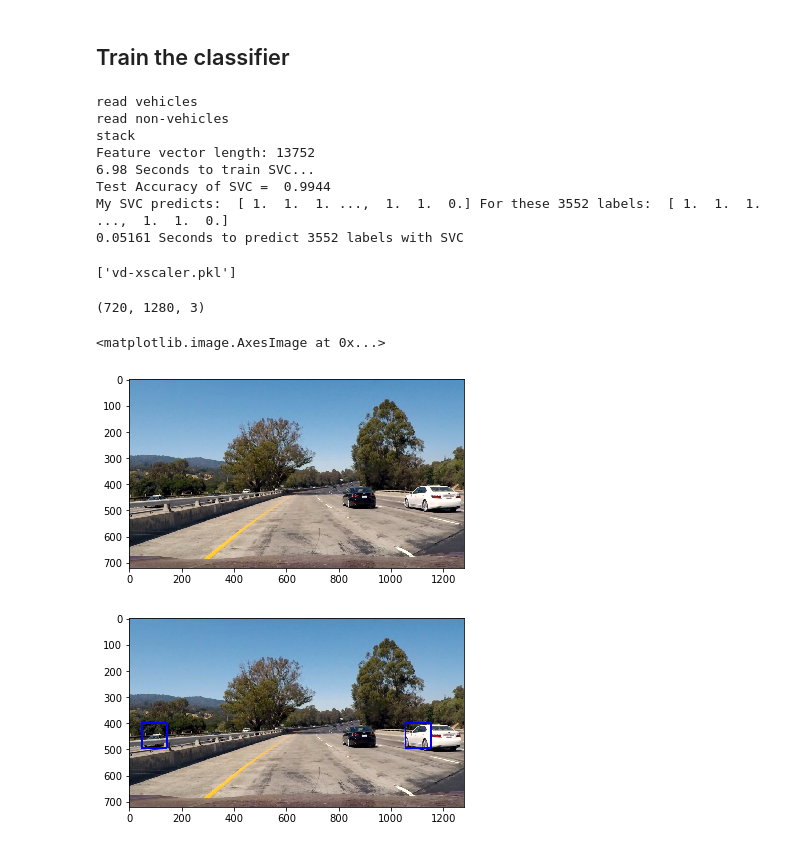
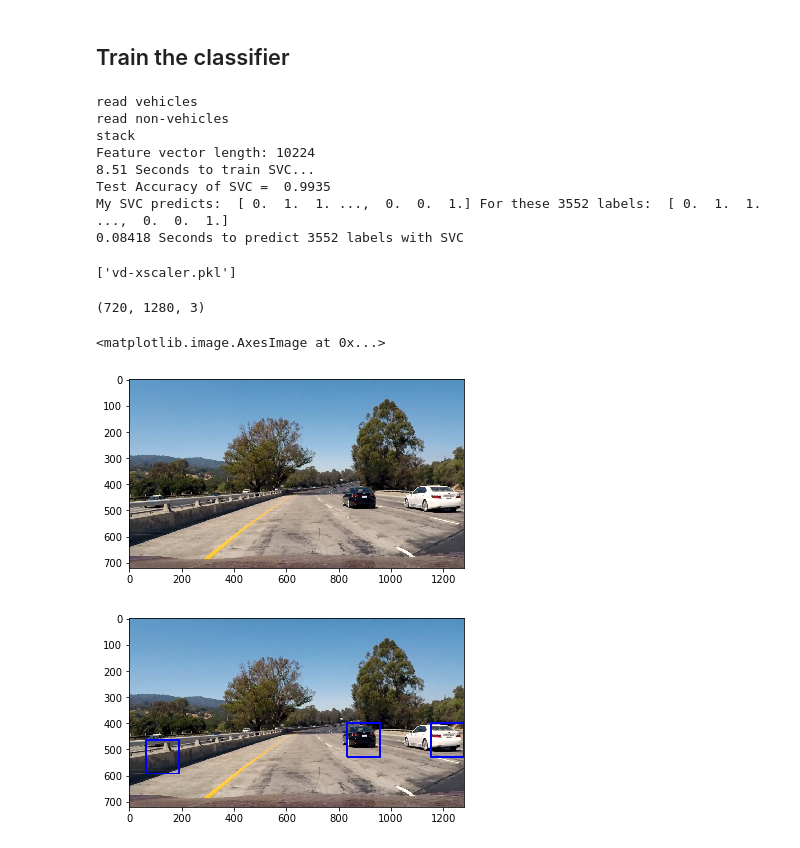
Before and after one commit to javajerry/CarND-Vehicle-Detection, a Jupyter notebook: VehicleDetection.ipynb, the cells around one changed output. Drawn from its saved outputs; the diff is of its cells as text; code cells hidden in the pictures.

```diff
--- a/VehicleDetection.ipynb
+++ b/VehicleDetection.ipynb
@@ -14,12 +14,12 @@ from sklearn.model_selection import train_test_split
 from sklearn.externals import joblib
 %matplotlib inline
 
-orient = 18
+orient = 12
 pix_per_cell = 8
 cell_per_block = 2
 spatial = 32
 hist_bins = 32
-colorspace = 'RGB2YCrCb' #'RGB'
+colorspace = 'HSV' #'RGB2YCrCb' #'RGB'
 hog_channel = "ALL" # Can be 0, 1, 2, or "ALL"
 # saving model
 filename1 = 'vd-linearsvc.pkl'
@@ -269,11 +269,11 @@ joblib.dump(X_scaler, filename2)
 read vehicles
 read non-vehicles
 stack
-Feature vector length: 13752
-6.98 Seconds to train SVC...
-Test Accuracy of SVC =  0.9944
-My SVC predicts:  [ 1.  1.  1. ...,  1.  1.  0.] For these 3552 labels:  [ 1.  1.  1. ...,  1.  1.  0.]
-0.05161 Seconds to predict 3552 labels with SVC
+Feature vector length: 10224
+8.51 Seconds to train SVC...
+Test Accuracy of SVC =  0.9935
+My SVC predicts:  [ 0.  1.  1. ...,  0.  0.  1.] For these 3552 labels:  [ 0.  1.  1. ...,  0.  0.  1.]
+0.08418 Seconds to predict 3552 labels with SVC
 ['vd-xscaler.pkl']
 # %%
 import matplotlib.image as mpimg
@@ -375,35 +375,35 @@ ystop = 656
 scale = 1.5
 
 image = mpimg.imread('test_images/test1.jpg')
 print(image.shape)
 plt.imshow(image)
 plt.figure()
 
 spatial_size = (spatial, spatial)
 draw_image = np.copy(image)
 
 # Uncomment the following line if you extracted training
 # data from .png images (scaled 0 to 1 by mpimg) and the
 # image you are searching is a .jpg (scaled 0 to 255)
 #image = image.astype(np.float32)/255
 y_start_stop = [ystart, ystop]
 windows = slide_window(image, x_start_stop=[None, None], y_start_stop=y_start_stop,
-                    xy_window=(96, 96), xy_overlap=(0.5, 0.5))
+                    xy_window=(128, 128), xy_overlap=(0.5, 0.5))
 #print(windows)
 hot_windows = search_windows(image, windows, svc, X_scaler, color_space=colorspace,
                         spatial_size=spatial_size, hist_bins=hist_bins,
                         orient=orient, pix_per_cell=pix_per_cell,
                         cell_per_block=cell_per_block,
                         hog_channel=hog_channel)
 #print(hot_windows)
 window_img = draw_boxes(draw_image, hot_windows, color=(0, 0, 255), thick=6)
 
 plt.imshow(window_img)
 # %% [output]
 (720, 1280, 3)
 <matplotlib.image.AxesImage at 0x...>
 [figure]
-[figure, old version]
+[figure, new version]
 # %%
 from scipy.ndimage.measurements import label
 
```
Also changed, not shown: parts of 2 cells of this notebook.
